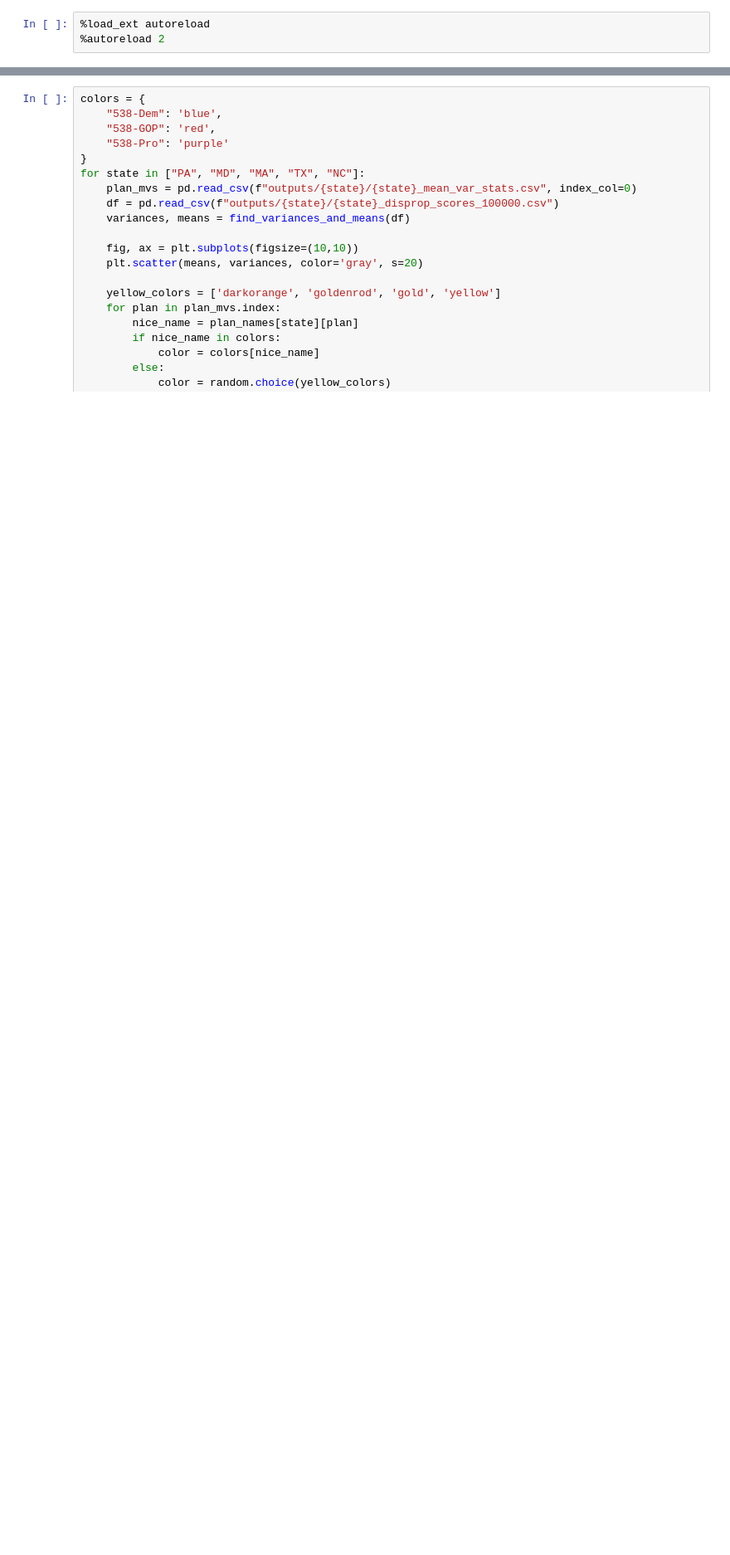
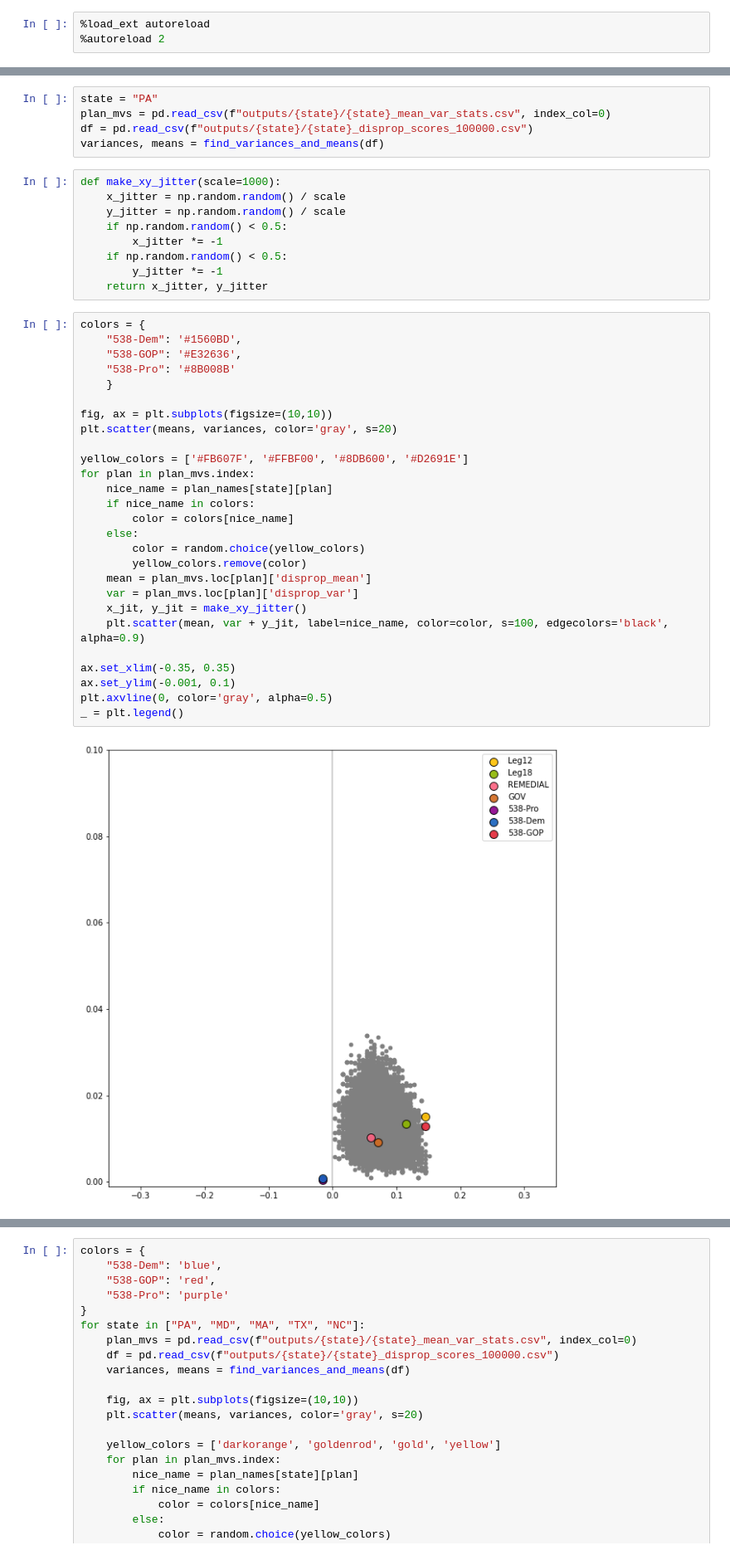
Before and after one commit to gabeschoenbach/Proportionality-Paper, a Jupyter notebook: scratch.ipynb, the cells around one changed output, grey strips where cells are left out. Shown at 83% size. Cells and saved outputs as stored; diff of their text form; blank space fills up the shorter version.

```diff
--- a/scratch.ipynb
+++ b/scratch.ipynb
@@ -12,0 +18,43 @@ import math
+# %%
+state = "PA"
+plan_mvs = pd.read_csv(f"outputs/{state}/{state}_mean_var_stats.csv", index_col=0)
+df = pd.read_csv(f"outputs/{state}/{state}_disprop_scores_100000.csv")
+variances, means = find_variances_and_means(df)
+# %%
+def make_xy_jitter(scale=1000):
+    x_jitter = np.random.random() / scale
+    y_jitter = np.random.random() / scale
+    if np.random.random() < 0.5:
+        x_jitter *= -1
+    if np.random.random() < 0.5:
+        y_jitter *= -1
+    return x_jitter, y_jitter
+# %%
+colors = {
+    "538-Dem": '#1560BD',
+    "538-GOP": '#E32636',
+    "538-Pro": '#8B008B'
+    }
+
+fig, ax = plt.subplots(figsize=(10,10))
+plt.scatter(means, variances, color='gray', s=20)
+
+yellow_colors = ['#FB607F', '#FFBF00', '#8DB600', '#D2691E']
+for plan in plan_mvs.index:
+    nice_name = plan_names[state][plan]
+    if nice_name in colors:
+        color = colors[nice_name]
+    else:
+        color = random.choice(yellow_colors)
+        yellow_colors.remove(color)
+    mean = plan_mvs.loc[plan]['disprop_mean']
+    var = plan_mvs.loc[plan]['disprop_var']
+    x_jit, y_jit = make_xy_jitter()
+    plt.scatter(mean, var + y_jit, label=nice_name, color=color, s=100, edgecolors='black', alpha=0.9)
+
+ax.set_xlim(-0.35, 0.35)
+ax.set_ylim(-0.001, 0.1)
+plt.axvline(0, color='gray', alpha=0.5)
+_ = plt.legend()
+# %% [output]
+[figure, added]
```
Also changed, not shown: parts of 24 cells of this notebook, 3 other files.
